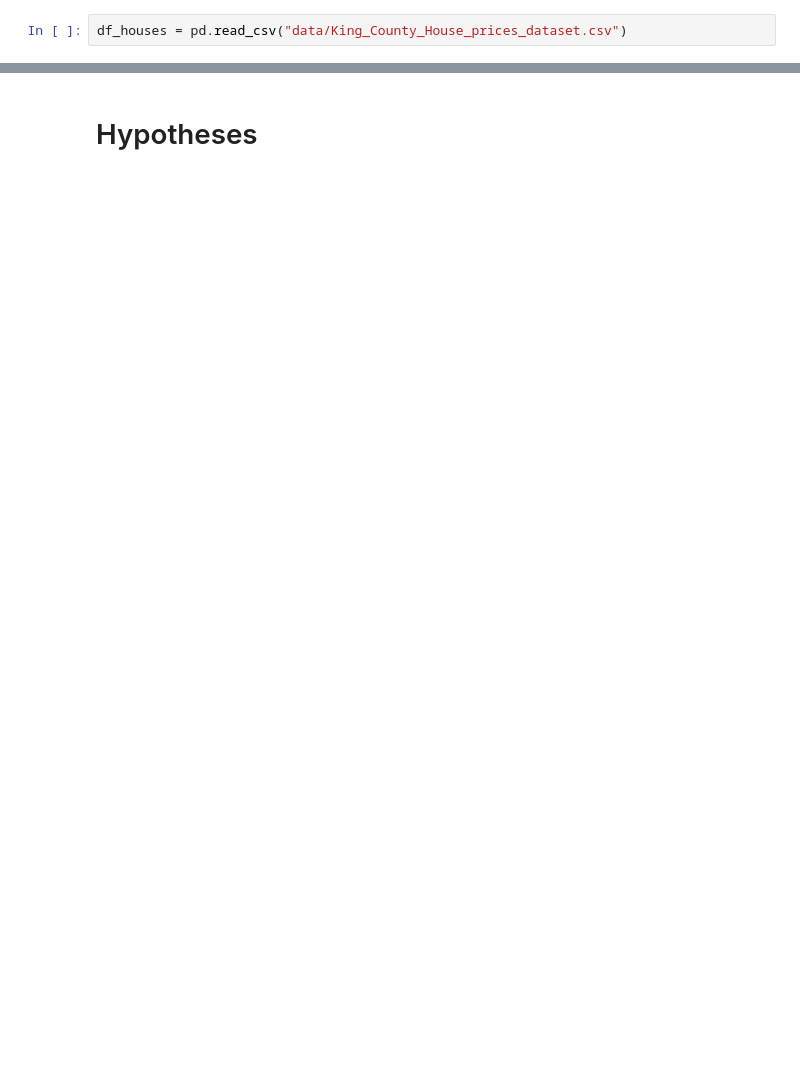
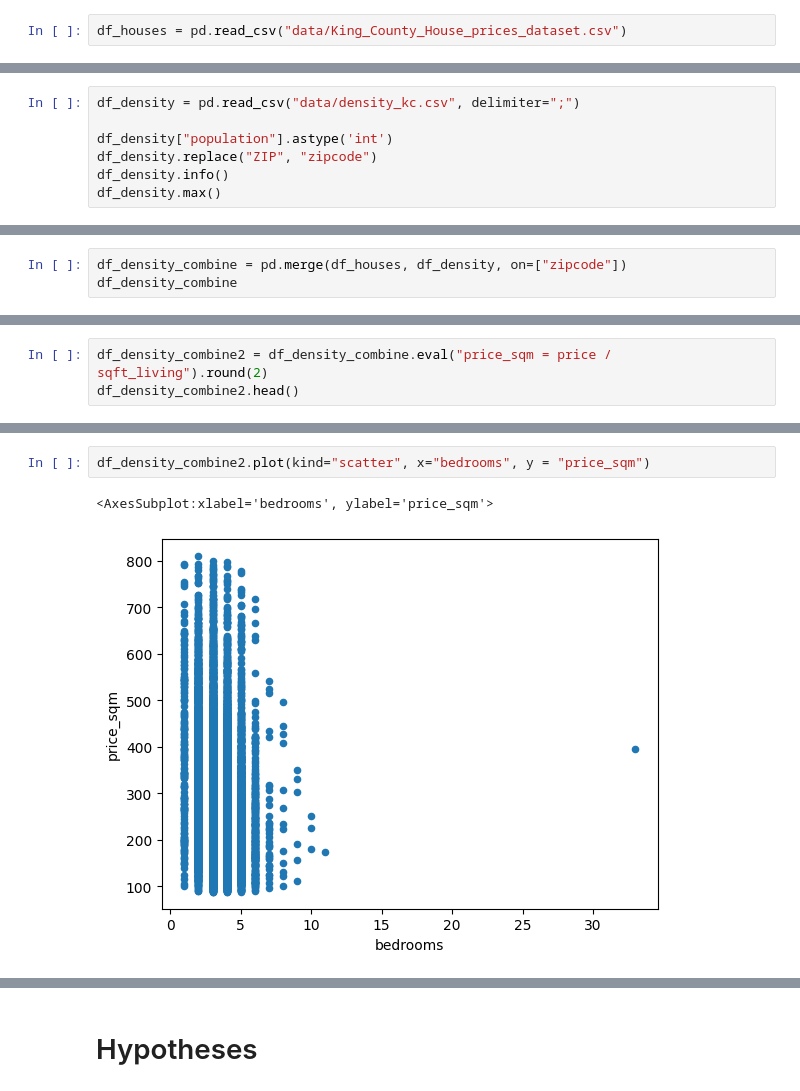
Before and after one commit to Levaldo42/ds-seattle-housemarket, a Jupyter notebook: 01_working_notebook-1.ipynb, the cells around one changed output, grey strips where cells are left out. Saved outputs shown, nothing was run; the diff lists cells and outputs as text; blank space fills up the shorter version.

Commit message:
update of working notebooks with steps of data cleaning

```diff
--- a/01_working_notebook-1.ipynb
+++ b/01_working_notebook-1.ipynb
@@ -5,0 +14,7 @@ df_houses = pd.read_csv("data/King_County_House_prices_dataset.csv")
+# %%
+df_density = pd.read_csv("data/density_kc.csv", delimiter=";")
+
+df_density["population"].astype('int')
+df_density.replace("ZIP", "zipcode")
+df_density.info()
+df_density.max()
@@ -5,0 +38,3 @@ df_houses = pd.read_csv("data/King_County_House_prices_dataset.csv")
+# %%
+df_density_combine = pd.merge(df_houses, df_density, on=["zipcode"])
+df_density_combine
@@ -5,0 +73,3 @@ df_houses = pd.read_csv("data/King_County_House_prices_dataset.csv")
+# %%
+df_density_combine2 = df_density_combine.eval("price_sqm = price / sqft_living").round(2)
+df_density_combine2.head()
@@ -5,0 +120,5 @@ df_houses = pd.read_csv("data/King_County_House_prices_dataset.csv")
+# %%
+df_density_combine2.plot(kind="scatter", x="bedrooms", y = "price_sqm")
+# %% [output]
+<AxesSubplot:xlabel='bedrooms', ylabel='price_sqm'>
+[figure, added]
```
Also changed, not shown: parts of 26 cells of this notebook, 1 other file.
